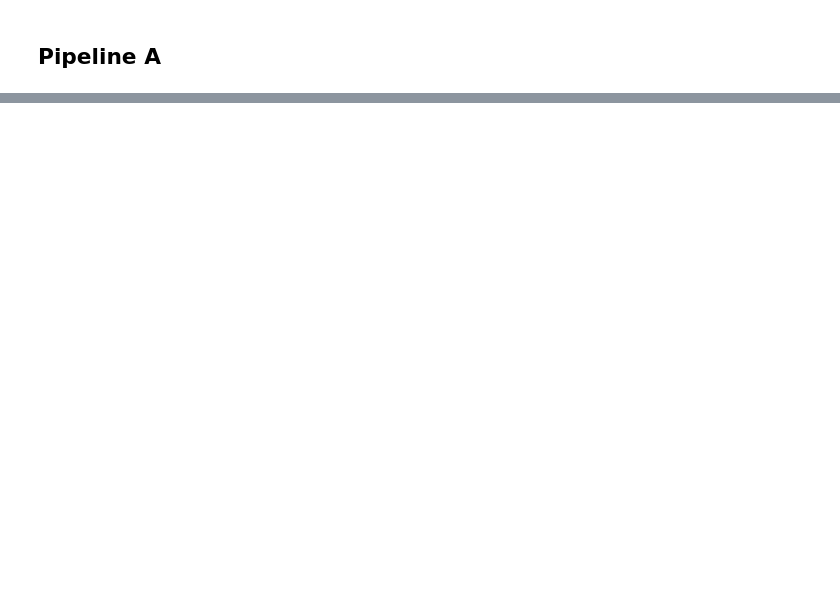
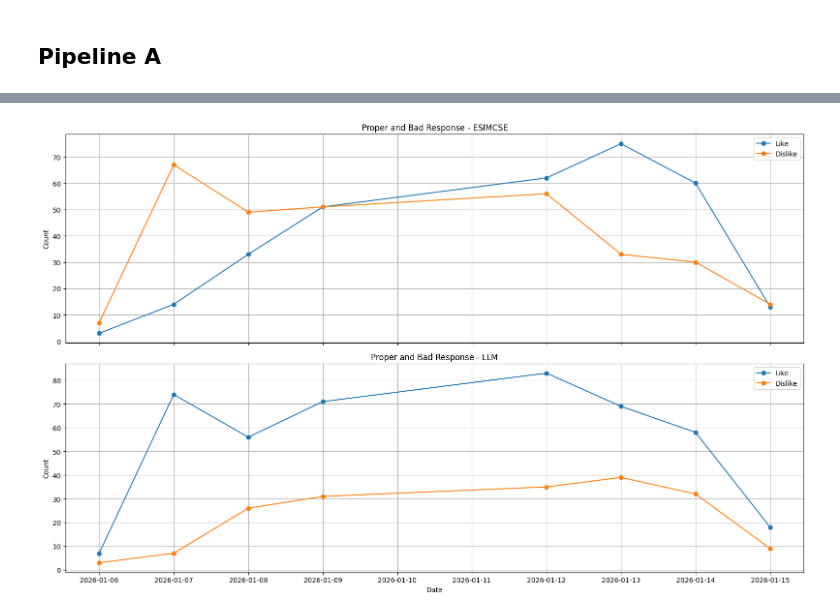
Before and after one commit to keisezrggx/ai_dashboard, a Jupyter notebook: backend/qc/read_llm_qc.ipynb, the cells around one changed output, grey strips where cells are left out. Saved outputs shown, nothing was run; the diff lists cells and outputs as text; code cells hidden in the pictures; blank space fills up the shorter version.

Commit message:
analysis on llm response

```diff
--- a/backend/qc/read_llm_qc.ipynb
+++ b/backend/qc/read_llm_qc.ipynb
@@ -97,0 +99,44 @@ Error:
+# %%
+esimcse_daily = (
+    df_clean.groupby(['date', 'esimcse'])
+    .size()
+    .unstack(fill_value=0)
+    .sort_index()
+)
+
+llm_daily = (
+    df_clean.groupby(['date','llm'])
+    .size()
+    .unstack(fill_value=0)
+    .sort_index()
+)
+# %%
+fig, axes = plt.subplots(2, 1, figsize=(16, 10), sharex=True)
+
+# =========================
+# ESIMCSE
+# =========================
+axes[0].plot(esimcse_daily.index, esimcse_daily.get('Like', 0), label='Like', marker='o')
+axes[0].plot(esimcse_daily.index, esimcse_daily.get('Dislike', 0), label='Dislike', marker='o')
+
+axes[0].set_title('Proper and Bad Response - ESIMCSE')
+axes[0].set_ylabel('Count')
+axes[0].legend()
+axes[0].grid(True)
+
+# =========================
+# LLM
+# =========================
+axes[1].plot(llm_daily.index, llm_daily.get('Like', 0), label='Like', marker='o')
+axes[1].plot(llm_daily.index, llm_daily.get('Dislike', 0), label='Dislike', marker='o')
+
+axes[1].set_title('Proper and Bad Response - LLM')
+axes[1].set_ylabel('Count')
+axes[1].set_xlabel('Date')
+axes[1].legend()
+axes[1].grid(True)
+
+plt.tight_layout()
+plt.show()
+# %% [output]
+[figure, added]
```
Also changed, not shown: parts of 6 cells of this notebook, 14 other files.
